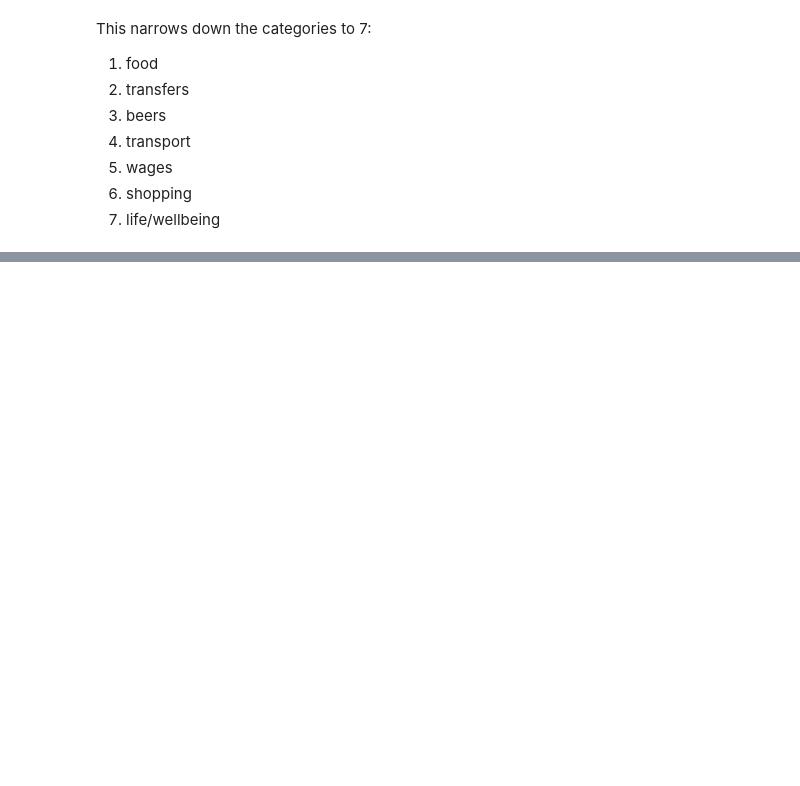
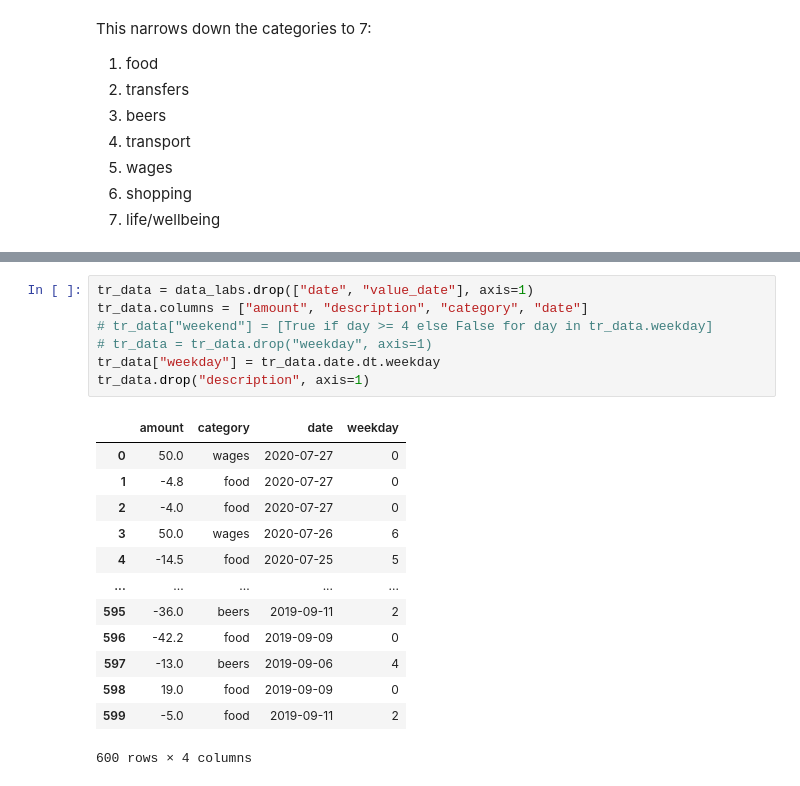
Before and after one commit to BillyDodds/Transactions_ML, a Jupyter notebook: notebooks/1. Processing the Data.ipynb, the cells around one changed output, grey strips where cells are left out. Saved outputs shown, nothing was run; the diff lists cells and outputs as text; blank space fills up the shorter version.

```diff
--- a/notebooks/1. Processing the Data.ipynb
+++ b/notebooks/1. Processing the Data.ipynb
@@ -417,0 +139,21 @@ KeyboardInterrupt:
+# %%
+tr_data = data_labs.drop(["date", "value_date"], axis=1)
+tr_data.columns = ["amount", "description", "category", "date"]
+# tr_data["weekend"] = [True if day >= 4 else False for day in tr_data.weekday]
+# tr_data = tr_data.drop("weekday", axis=1)
+tr_data["weekday"] = tr_data.date.dt.weekday
+tr_data.drop("description", axis=1)
+# %% [output]
+|  | amount | category | date | weekday |
+| 0 | 50.0 | wages | 2020-07-27 | 0 |
+| 1 | -4.8 | food | 2020-07-27 | 0 |
+| 2 | -4.0 | food | 2020-07-27 | 0 |
+| 3 | 50.0 | wages | 2020-07-26 | 6 |
+| 4 | -14.5 | food | 2020-07-25 | 5 |
+| ... | ... | ... | ... | ... |
+| 595 | -36.0 | beers | 2019-09-11 | 2 |
+| 596 | -42.2 | food | 2019-09-09 | 0 |
+| 597 | -13.0 | beers | 2019-09-06 | 4 |
+| 598 | 19.0 | food | 2019-09-09 | 0 |
+| 599 | -5.0 | food | 2019-09-11 | 2 |
+600 rows × 4 columns
```
Also changed, not shown: parts of 60 cells of this notebook, 1 other file.
